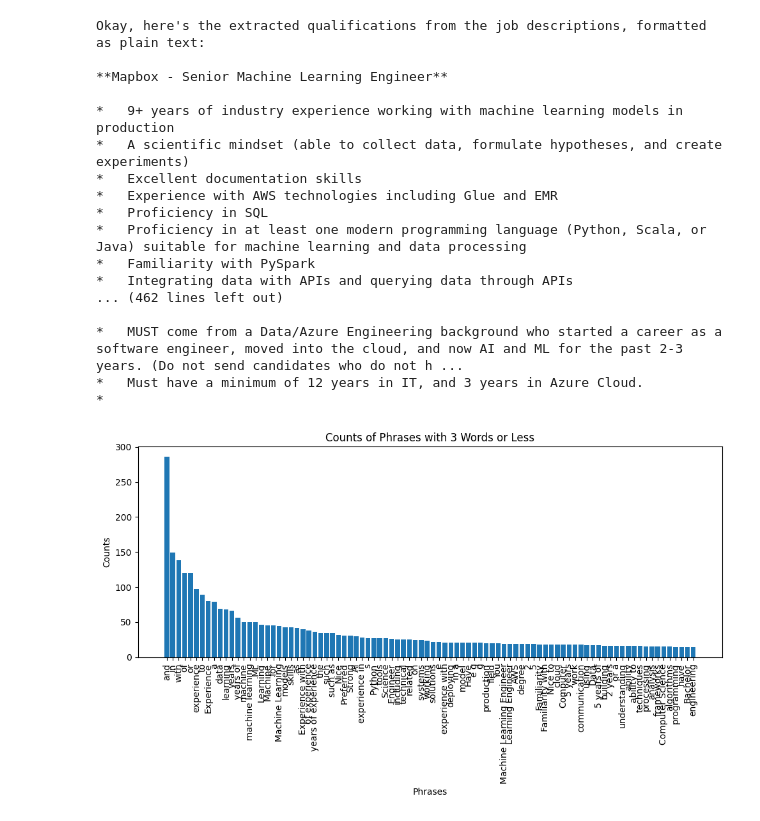
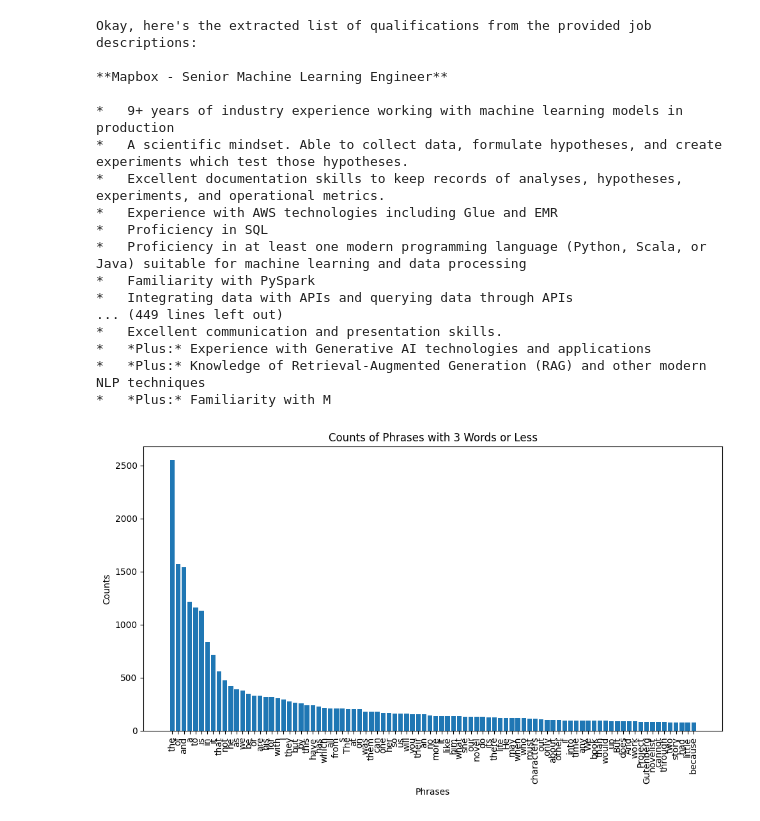
Before and after one commit to arvinnick/job-market-analysis, a Jupyter notebook: linkedin job analysis.ipynb, the cells around one changed output. Cells and saved outputs as stored; diff of their text form; code cells hidden in the pictures.

Commit message:
made the controlling as well as the word cloud

```diff
--- a/linkedin job analysis.ipynb
+++ b/linkedin job analysis.ipynb
@@ -43,37 +43,43 @@ with open("job_descriptions.txt", "w") as f:
 from google import genai
 from google.genai import types
 
-api_key = config.get("GEMINI_API_KEY")# Add your API key here
-sys_instruct = "you will be handed a text containing job descriptions. extract the qualifications from them, whether the basic qualification or desired, including educational and experience related qualifications. return it as a text"  # Add your system prompt here
-user_prompt = cloud_text  # Add your user prompt here
+if not os.path.exists("gemini_output_cache.txt"):
+    api_key = config.get("GEMINI_API_KEY")# Add your API key here
+    sys_instruct = "you will be handed a text containing job descriptions. extract the qualifications from them, whether the basic qualification or desired, including educational and experience related qualifications. return it as a text"  # Add your system prompt here
+    user_prompt = cloud_text  # Add your user prompt here
 
-client = genai.Client(api_key=api_key)
+    client = genai.Client(api_key=api_key)
 
-response = client.models.generate_content(
-    model="gemini-2.0-flash",
-    config=types.GenerateContentConfig(
-        system_instruction=sys_instruct),
-    contents=[user_prompt]
-)
+    response = client.models.generate_content(
+        model="gemini-2.0-flash",
+        config=types.GenerateContentConfig(
+            system_instruction=sys_instruct),
+        contents=[user_prompt]
+    )
+    with open("gemini_output_cache.txt", "w") as f:
+        f.write(response.text)
+else:
+    with open("gemini_output_cache.txt", "r") as f:
+        response = f.read()
 print(response.text)
 # %% [output]
-Okay, here's the extracted qualifications from the job descriptions, formatted as plain text:
+Okay, here's the extracted list of qualifications from the provided job descriptions:
 
 **Mapbox - Senior Machine Learning Engineer**
 
 *   9+ years of industry experience working with machine learning models in production
-*   A scientific mindset (able to collect data, formulate hypotheses, and create experiments)
-*   Excellent documentation skills
+*   A scientific mindset. Able to collect data, formulate hypotheses, and create experiments which test those hypotheses.
+*   Excellent documentation skills to keep records of analyses, hypotheses, experiments, and operational metrics.
 *   Experience with AWS technologies including Glue and EMR
 *   Proficiency in SQL
 *   Proficiency in at least one modern programming language (Python, Scala, or Java) suitable for machine learning and data processing
 *   Familiarity with PySpark
 *   Integrating data with APIs and querying data through APIs
-... (462 lines left out)
-
-*   MUST come from a Data/Azure Engineering background who started a career as a software engineer, moved into the cloud, and now AI and ML for the past 2-3 years. (Do not send candidates who do not h ...
-*   Must have a minimum of 12 years in IT, and 3 years in Azure Cloud.
-*
+... (449 lines left out)
+*   Excellent communication and presentation skills.
+*   *Plus:* Experience with Generative AI technologies and applications
+*   *Plus:* Knowledge of Retrieval-Augmented Generation (RAG) and other modern NLP techniques
+*   *Plus:* Familiarity with M
 # %%
 import re
 from collections import Counter
@@ -101,14 +107,25 @@ top_90 = dict(sorted(sorted_dict.items(), key=lambda item: item[1], reverse=True
 # %%
 import matplotlib.pyplot as plt
 
-# Create a scatter plot
-plt.figure(figsize=(10, 6))
-plt.bar([x for x in range(90)], top_90.values())
-plt.xticks([x for x in range(90)], labels=list(top_90.keys()), rotation=90)  # Rotate x-axis labels for better visibility
-plt.xlabel('Phrases')
-plt.ylabel('Counts')
-plt.title('Counts of Phrases with 3 Words or Less')
-plt.tight_layout()
-plt.show()
+
+top_90 = extract_phrases_distributions(qualifications)
+def bar_plot(top_phrases, title="Counts of Phrases with 3 Words or Less"):
+    top_selected = len(top_phrases)
+    # Create a scatter plot
+    plt.figure(figsize=(10, 6))
+    plt.bar([x for x in range(top_selected)], top_phrases.values())
+    plt.xticks([x for x in range(top_selected)], labels=list(top_phrases.keys()), rotation=90)  # Rotate x-axis labels for better visibility
+    plt.xlabel('Phrases')
+    plt.ylabel('Counts')
+    plt.title(title)
+    plt.tight_layout()
+    plt.show()
-# %% [output]
-[figure, removed]
+# %%
+#find the distribution of the usual English language
+control_text_url = "https://www.gutenberg.org/cache/epub/70492/pg70492.txt"
+response = requests.get(control_text_url)
+natural_text = response.text
+top_90_control = extract_phrases_distributions(natural_text)
+bar_plot(top_90_control)
+# %% [output]
+[figure, added]
```
Also changed, not shown: parts of 6 cells of this notebook, 1 other file.
